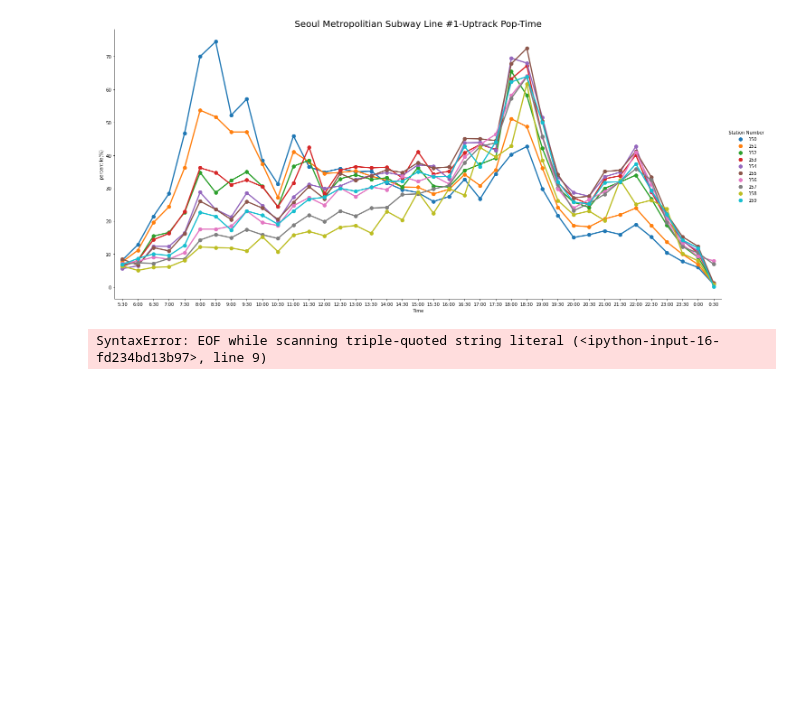
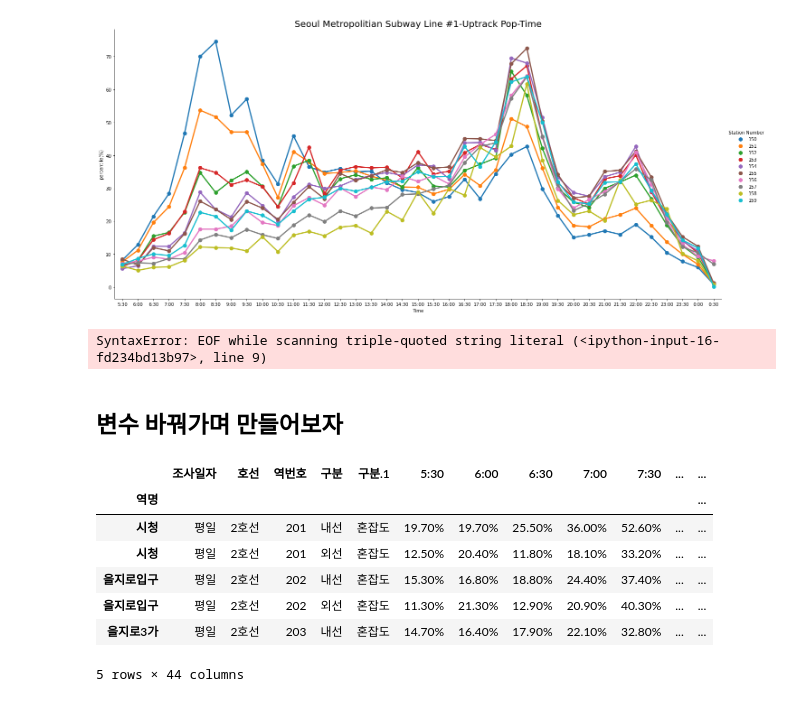
Before and after one commit to simhc0714/AI_basic_course, a Jupyter notebook: Part 02 python library/201007_분석실습(지하철혼잡도).ipynb, the cells around one changed output. Saved outputs shown, nothing was run; the diff lists cells and outputs as text; code cells hidden in the pictures; blank space fills up the shorter version.

```diff
--- a/Part 02 python library/201007_분석실습(지하철혼잡도).ipynb
+++ b/Part 02 python library/201007_분석실습(지하철혼잡도).ipynb
@@ -169,3 +169,5 @@ df_downtrack = df_subset[is_downtrack]
 df_downtrack.drop(['조사일자','호선','구분','구분.1'], axis=1, inplace=True)
 # %% [output]
 SyntaxError: EOF while scanning triple-quoted string literal (<ipython-input-16-fd234bd13b97>, line 9)
+# %% [markdown]
+## 변수 바꿔가며 만들어보자
@@ -171,0 +184,21 @@ SyntaxError: EOF while scanning triple-quoted string literal (<ipython-input-16-
+# %%
+is_wkday = df['조사일자']=="평일"
+is_line1 = df['호선']=="2호선"
+df_subset = df[is_wkday & is_line1]
+
+'''
+DataFrame.set_index(key, drop, append, inplace)
+DataFrame.reset_index(drop, inplace)
+'''
+
+df_subset.set_index('역명', drop=True, append=False, inplace=True)
+df_subset.head()
+# %% [output]
+|  | 조사일자 | 호선 | 역번호 | 구분 | 구분.1 | 5:30 | 6:00 | 6:30 | 7:00 | 7:30 | ... | ... |
+| 역명 |  |  |  |  |  |  |  |  |  |  |  | ... |
+| 시청 | 평일 | 2호선 | 201 | 내선 | 혼잡도 | 19.70% | 19.70% | 25.50% | 36.00% | 52.60% | ... | ... |
+| 시청 | 평일 | 2호선 | 201 | 외선 | 혼잡도 | 12.50% | 20.40% | 11.80% | 18.10% | 33.20% | ... | ... |
+| 을지로입구 | 평일 | 2호선 | 202 | 내선 | 혼잡도 | 15.30% | 16.80% | 18.80% | 24.40% | 37.40% | ... | ... |
+| 을지로입구 | 평일 | 2호선 | 202 | 외선 | 혼잡도 | 11.30% | 21.30% | 12.90% | 20.90% | 40.30% | ... | ... |
+| 을지로3가 | 평일 | 2호선 | 203 | 내선 | 혼잡도 | 14.70% | 16.40% | 17.90% | 22.10% | 32.80% | ... | ... |
+5 rows × 44 columns
```
Also changed, not shown: parts of 9 cells of this notebook, 16 other files.
